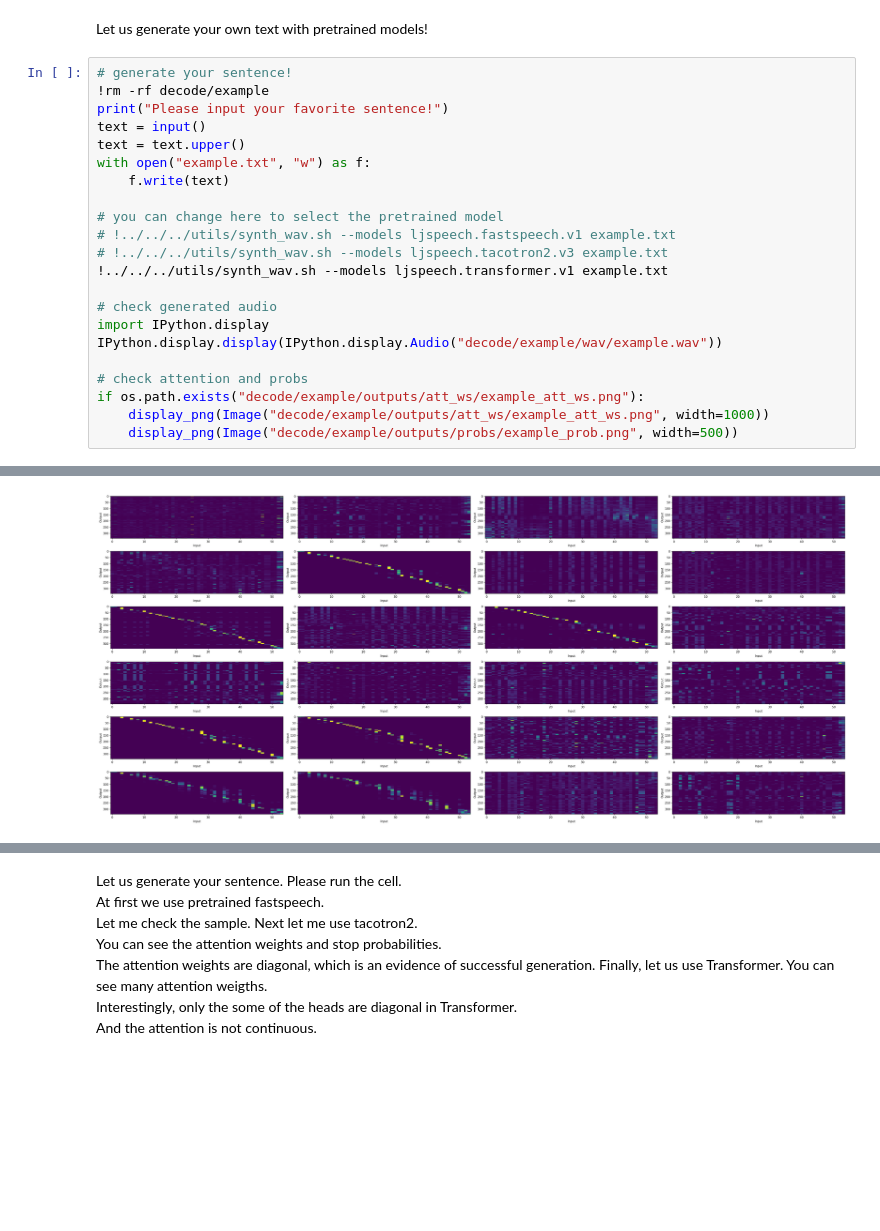
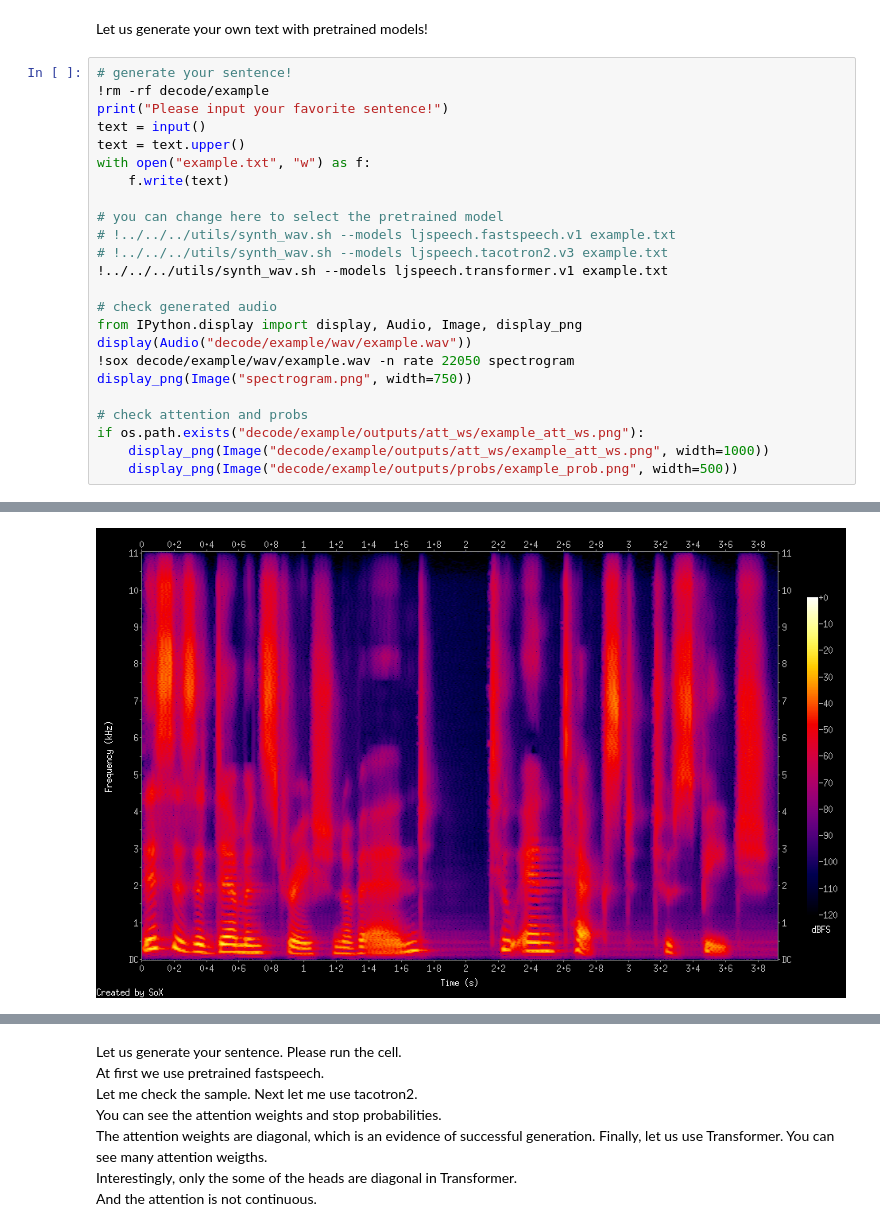
Before and after one commit to kan-bayashi/interspeech2019-tutorial, a Jupyter notebook: notebooks/interspeech2019_tts/interspeech2019_tts.ipynb, the cells around one changed output, grey strips where cells are left out. Saved outputs shown, nothing was run; the diff lists cells and outputs as text; blank space fills up the shorter version.

```diff
--- a/notebooks/interspeech2019_tts/interspeech2019_tts.ipynb
+++ b/notebooks/interspeech2019_tts/interspeech2019_tts.ipynb
@@ -1343,8 +1219,10 @@ with open("example.txt", "w") as f:
 !../../../utils/synth_wav.sh --models ljspeech.transformer.v1 example.txt
 
 # check generated audio
-import IPython.display
-IPython.display.display(IPython.display.Audio("decode/example/wav/example.wav"))
+from IPython.display import display, Audio, Image, display_png
+display(Audio("decode/example/wav/example.wav"))
+!sox decode/example/wav/example.wav -n rate 22050 spectrogram
+display_png(Image("spectrogram.png", width=750))
 
 # check attention and probs
 if os.path.exists("decode/example/outputs/att_ws/example_att_ws.png"):
@@ -1364,6 +1245,6 @@ Succeeded creating wav for outputs_denorm
 
 Synthesized wav: decode/example/wav/example.wav
 
 Finished
 [interactive output not drawn]
-[figure, old version]
+[figure, new version]
```
Also changed, not shown: parts of 50 cells of this notebook, 2 other files.
